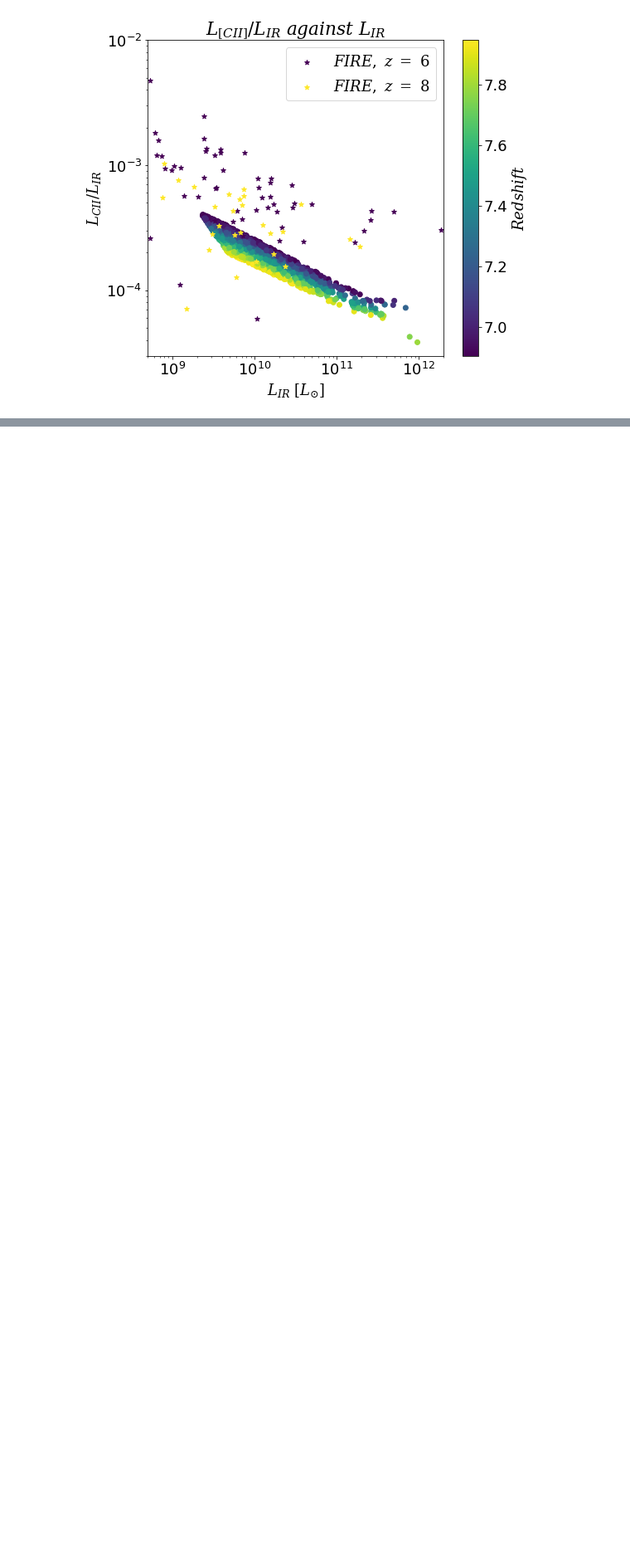
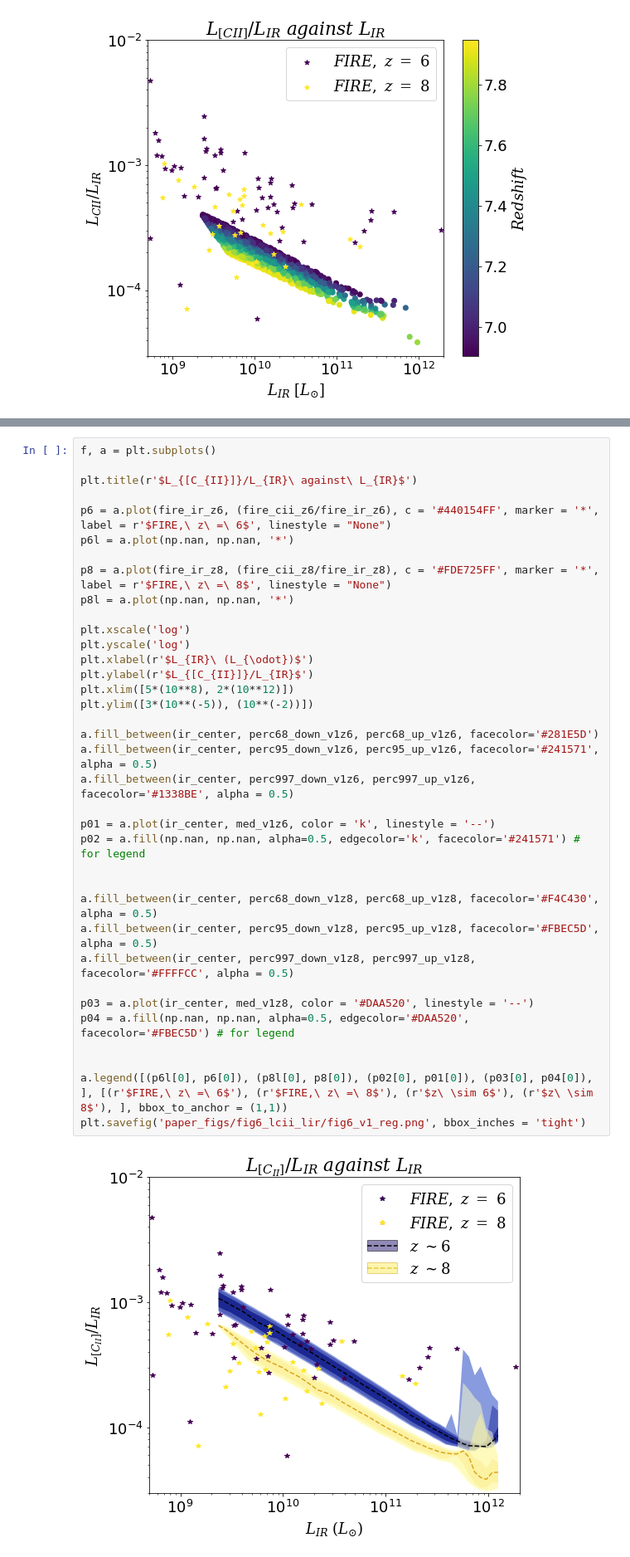
Before and after one commit to PatrickHorlaville/CITA_LIM, a Jupyter notebook: Metallicity.ipynb, the cells around one changed output, grey strips where cells are left out. Shown at 83% size. Cells and saved outputs as stored; diff of their text form; blank space fills up the shorter version.

Commit message:
fixing x label fig6 again

```diff
--- a/Metallicity.ipynb
+++ b/Metallicity.ipynb
@@ -1677,0 +1587,38 @@ len(halo_IR)
+# %%
+f, a = plt.subplots()
+
+plt.title(r'$L_{[C_{II}]}/L_{IR}\ against\ L_{IR}$')
+
+p6 = a.plot(fire_ir_z6, (fire_cii_z6/fire_ir_z6), c = '#440154FF', marker = '*', label = r'$FIRE,\ z\ =\ 6$', linestyle = "None")
+p6l = a.plot(np.nan, np.nan, '*')
+
+p8 = a.plot(fire_ir_z8, (fire_cii_z8/fire_ir_z8), c = '#FDE725FF', marker = '*', label = r'$FIRE,\ z\ =\ 8$', linestyle = "None")
+p8l = a.plot(np.nan, np.nan, '*')
+
+plt.xscale('log')
+plt.yscale('log')
+plt.xlabel(r'$L_{IR}\ (L_{\odot})$')
+plt.ylabel(r'$L_{[C_{II}]}/L_{IR}$')
+plt.xlim([5*(10**8), 2*(10**12)])
+plt.ylim([3*(10**(-5)), (10**(-2))])
+
+a.fill_between(ir_center, perc68_down_v1z6, perc68_up_v1z6, facecolor='#281E5D')
+a.fill_between(ir_center, perc95_down_v1z6, perc95_up_v1z6, facecolor='#241571', alpha = 0.5)
+a.fill_between(ir_center, perc997_down_v1z6, perc997_up_v1z6, facecolor='#1338BE', alpha = 0.5)
+
+p01 = a.plot(ir_center, med_v1z6, color = 'k', linestyle = '--')
+p02 = a.fill(np.nan, np.nan, alpha=0.5, edgecolor='k', facecolor='#241571') # for legend
+
+
+a.fill_between(ir_center, perc68_down_v1z8, perc68_up_v1z8, facecolor='#F4C430', alpha = 0.5)
+a.fill_between(ir_center, perc95_down_v1z8, perc95_up_v1z8, facecolor='#FBEC5D', alpha = 0.5)
+a.fill_between(ir_center, perc997_down_v1z8, perc997_up_v1z8, facecolor='#FFFFCC', alpha = 0.5)
+
+p03 = a.plot(ir_center, med_v1z8, color = '#DAA520', linestyle = '--')
+p04 = a.fill(np.nan, np.nan, alpha=0.5, edgecolor='#DAA520', facecolor='#FBEC5D') # for legend
+
+
+a.legend([(p6l[0], p6[0]), (p8l[0], p8[0]), (p02[0], p01[0]), (p03[0], p04[0]), ], [(r'$FIRE,\ z\ =\ 6$'), (r'$FIRE,\ z\ =\ 8$'), (r'$z\ \sim 6$'), (r'$z\ \sim 8$'), ], bbox_to_anchor = (1,1))
+plt.savefig('paper_figs/fig6_lcii_lir/fig6_v1_reg.png', bbox_inches = 'tight')
+# %% [output]
+[figure, added]
```
Also changed, not shown: parts of 51 cells of this notebook.
